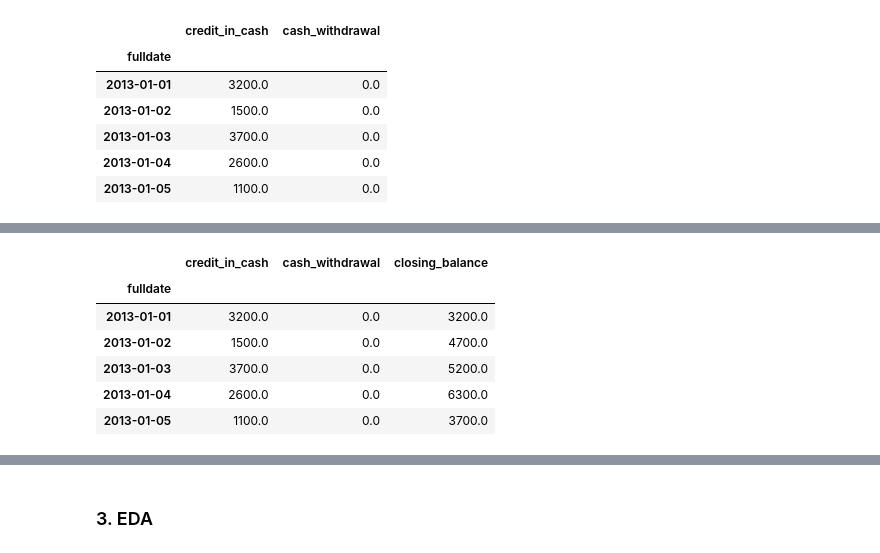
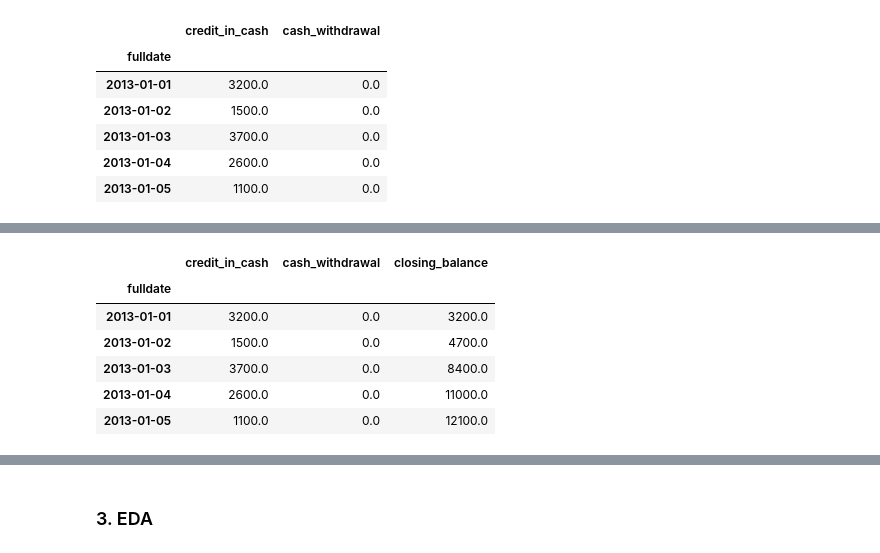
Before and after one commit to mwiti6844/Forecasting-Commercial-Bank-Transactions, a Jupyter notebook: time_series.ipynb, the cells around one changed output, grey strips where cells are left out. Saved outputs shown, nothing was run; the diff lists cells and outputs as text; code cells hidden in the pictures.

```diff
--- a/time_series.ipynb
+++ b/time_series.ipynb
@@ -88,13 +88,9 @@ memory usage: 128.9+ MB
 # %% [markdown]
 From our objectives, the features we will need are the amount, operatio(which describe the nature of the transaction) and fulldate and fulltime features.
 One thing we have to note, is that we will be only looking into transaction operations that deal with physical cash.
-# %%
-#converting all debit amounts to negatives
-for index, row in raw_df.iterrows():
-    if row['type'] == 'Debit':
-        raw_df.loc[index,'amount'] = row['amount'] * -1
-    else:
-        pass
+# %%
+debit_mask = raw_df['type'] == 'Debit'
+raw_df.loc[debit_mask, 'amount'] *= -1
 # %%
 #setting the fulldate as the index
 raw_df['fulldate'] = pd.to_datetime(raw_df['fulldate'])
@@ -155,7 +151,12 @@ raw_df.head()
 | 2013-01-03 | 3700.0 | 0.0 |
 | 2013-01-04 | 2600.0 | 0.0 |
 | 2013-01-05 | 1100.0 | 0.0 |
-# %%
-#add closing balances for each day
-raw_df['opening_balance'] = raw_df['credit_in_cash'].shift(1).fillna(0) - raw_df['cash_withdrawal'].shift(1).fillna(0)
-raw_df['closing_balance'] = raw_df['opening_balance'] + raw_df['credit_in_cash'] - raw_df['cash_withdrawal']
+# %%
+# create a closing balance column by subtracting cash_withdrawal from credit_in_cash and taking the cumulative sum
+raw_df['closing_balance'] = (raw_df['credit_in_cash'] + raw_df['cash_withdrawal']).cumsum()
+
+# shift the closing balance column by one day to use it as the opening balance for the next day
+raw_df['opening_balance'] = raw_df['closing_balance'].shift(1)
+
+# fill the first opening balance value with 0 since there is no previous day's closing balance
+raw_df.at[df.index[0], 'opening_balance'] = 0.0
@@ -162,11 +173,11 @@ raw_df['closing_balance'] = raw_df['opening_balance'] + raw_df['credit_in_cash']
 # %%
-raw_df.drop(columns = ['opening_balance'], axis = 1, inplace = True)
+#raw_df.drop(columns = ['opening_balance'], axis = 1, inplace = True)
 raw_df.head()
 # %% [output]
 |  | credit_in_cash | cash_withdrawal | closing_balance |
 | fulldate |  |  |  |
 | 2013-01-01 | 3200.0 | 0.0 | 3200.0 |
 | 2013-01-02 | 1500.0 | 0.0 | 4700.0 |
-| 2013-01-03 | 3700.0 | 0.0 | 5200.0 |
-| 2013-01-04 | 2600.0 | 0.0 | 6300.0 |
-| 2013-01-05 | 1100.0 | 0.0 | 3700.0 |
+| 2013-01-03 | 3700.0 | 0.0 | 8400.0 |
+| 2013-01-04 | 2600.0 | 0.0 | 11000.0 |
+| 2013-01-05 | 1100.0 | 0.0 | 12100.0 |
```
Also changed, not shown: parts of 52 cells of this notebook.
